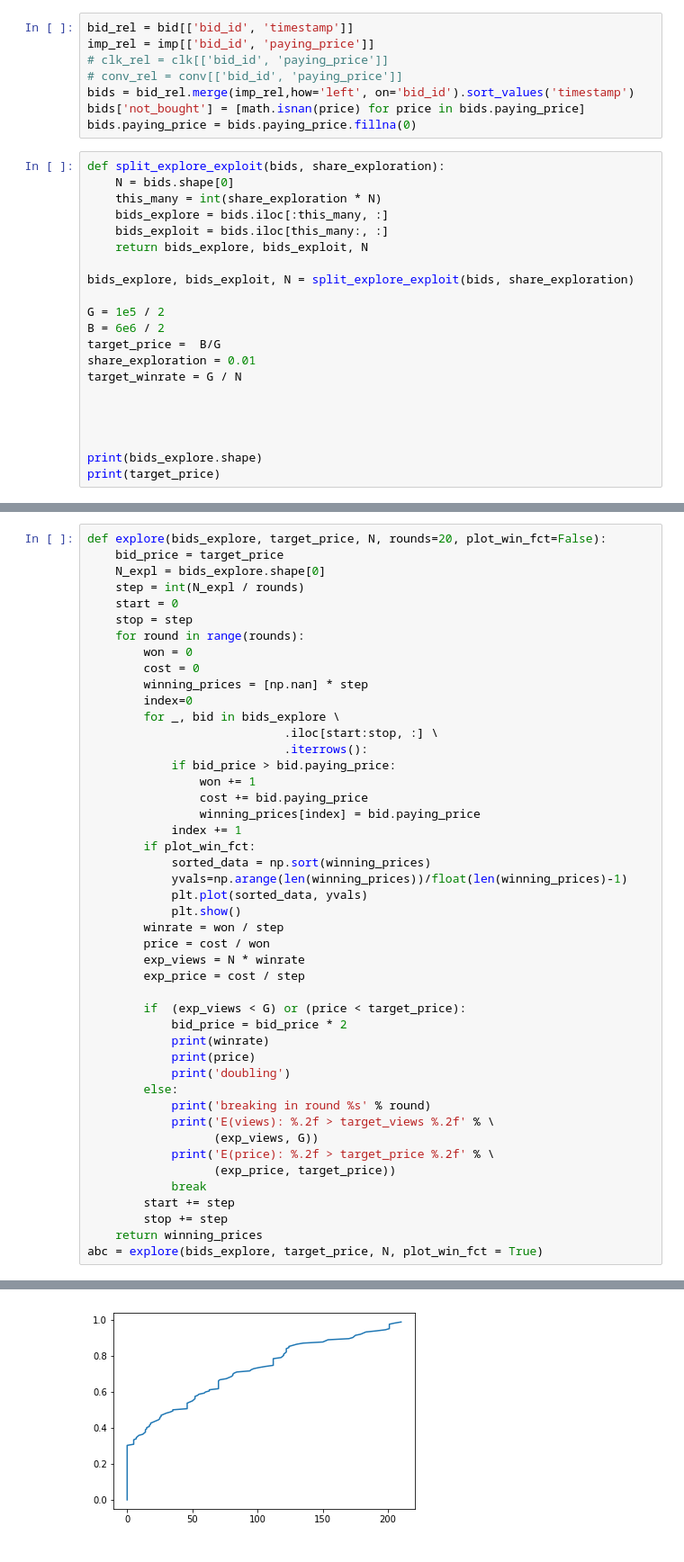
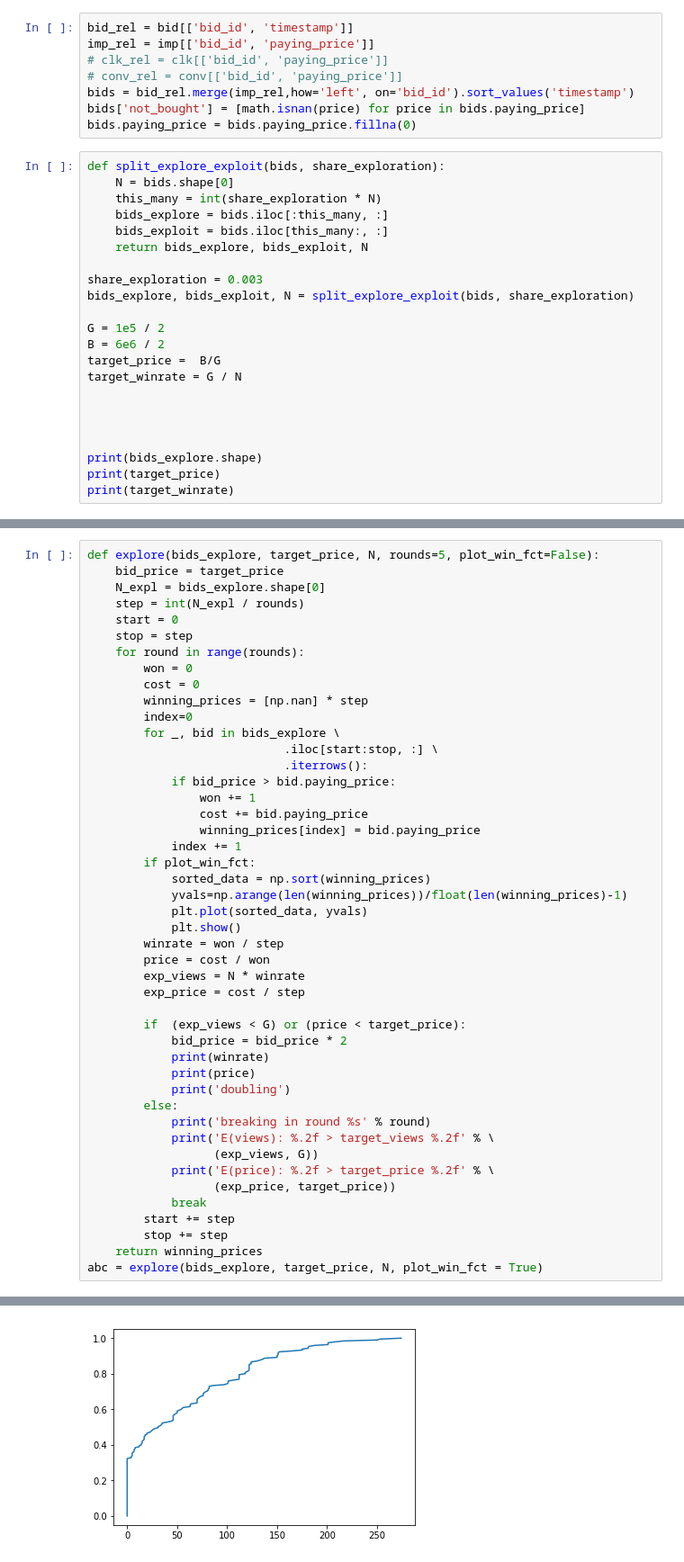
Before and after one commit to kasrad/Quant_Marketing_UvA, a Jupyter notebook: Ass_2/Data Exploration.ipynb, the cells around one changed output, grey strips where cells are left out. Shown: that part at 90% size. Saved outputs shown, nothing was run; the diff lists cells and outputs as text.

```diff
--- a/Ass_2/Data Exploration.ipynb
+++ b/Ass_2/Data Exploration.ipynb
@@ -32,12 +32,12 @@ def split_explore_exploit(bids, share_exploration):
     bids_exploit = bids.iloc[this_many:, :]
     return bids_explore, bids_exploit, N
 
+share_exploration = 0.003
 bids_explore, bids_exploit, N = split_explore_exploit(bids, share_exploration)
 
 G = 1e5 / 2
 B = 6e6 / 2
 target_price =  B/G
-share_exploration = 0.01
 target_winrate = G / N
 
 
@@ -45,4 +45,5 @@ target_winrate = G / N
 
 print(bids_explore.shape)
 print(target_price)
+print(target_winrate)
 # %% [output]
@@ -51,5 +53,5 @@ print(target_price)
 # %%
-def explore(bids_explore, target_price, N, rounds=20, plot_win_fct=False):
+def explore(bids_explore, target_price, N, rounds=5, plot_win_fct=False):
     bid_price = target_price
     N_expl = bids_explore.shape[0]
     step = int(N_expl / rounds)
@@ -109,2 +111,2 @@ doubling
 doubling
-[figure, old version]
+[figure, new version]
```
Also changed, not shown: parts of 8 cells of this notebook.
